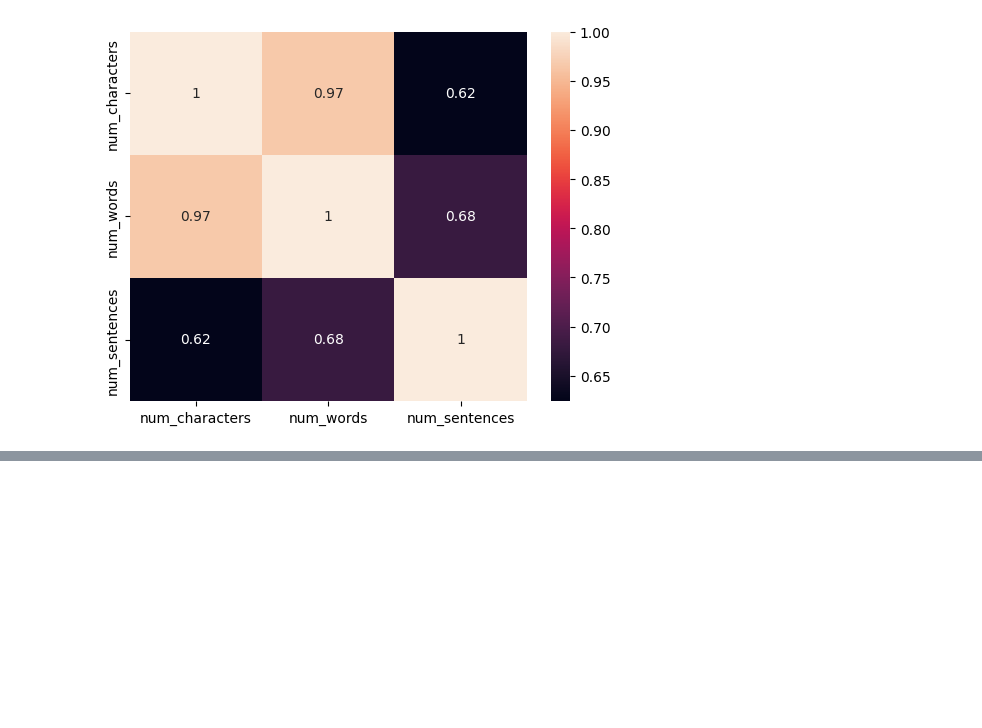
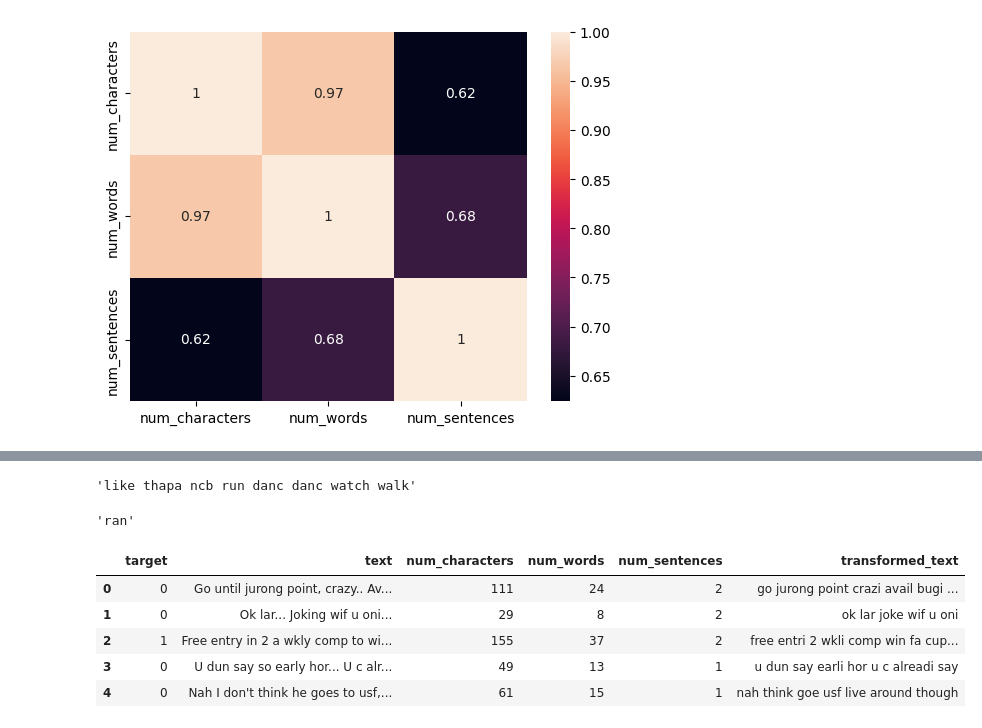
Before and after one commit to BikashThapa/Email-Spam-Detection, a Jupyter notebook: sms_spam_detection.ipynb, the cells around one changed output, grey strips where cells are left out. Cells and saved outputs as stored; diff of their text form; code cells hidden in the pictures; blank space fills up the shorter version.

```diff
--- a/sms_spam_detection.ipynb
+++ b/sms_spam_detection.ipynb
@@ -313,0 +317,45 @@ sns.heatmap(numeric_df.corr(),annot=True)
+# %%
+import string
+def transform_text(text):
+    text = text.lower()
+    text = nltk.word_tokenize(text)
+    y = []
+    for i in text:
+        if i.isalnum():
+            y.append(i)
+
+    text = y[:]
+    y.clear()
+
+    for i in text:
+        if i not in stopwords.words('english') and i not in string.punctuation:
+            y.append(i)
+
+    text = y[:]
+    y.clear()
+
+    for i in text:
+        y.append(ps.stem(i))
+
+    return " ".join(y)
+# %%
+transform_text('Did you like Thapa? and all of these on NCB running dancing and dances Watching Walks')
+# %% [output]
+'like thapa ncb run danc danc watch walk'
+# %%
+from nltk.stem.porter import PorterStemmer
+ps =PorterStemmer()
+ps.stem("ran")
+# %% [output]
+'ran'
+# %%
+df['transformed_text']=df['text'].apply(transform_text)
+# %%
+df.head()
+# %% [output]
+|  | target | text | num_characters | num_words | num_sentences | transformed_text |
+| 0 | 0 | Go until jurong point, crazy.. Av... | 111 | 24 | 2 | go jurong point crazi avail bugi ... |
+| 1 | 0 | Ok lar... Joking wif u oni... | 29 | 8 | 2 | ok lar joke wif u oni |
+| 2 | 1 | Free entry in 2 a wkly comp to wi... | 155 | 37 | 2 | free entri 2 wkli comp win fa cup... |
+| 3 | 0 | U dun say so early hor... U c alr... | 49 | 13 | 1 | u dun say earli hor u c alreadi say |
+| 4 | 0 | Nah I don't think he goes to usf,... | 61 | 15 | 1 | nah think goe usf live around though |
```
Also changed, not shown: parts of 5 cells of this notebook.
